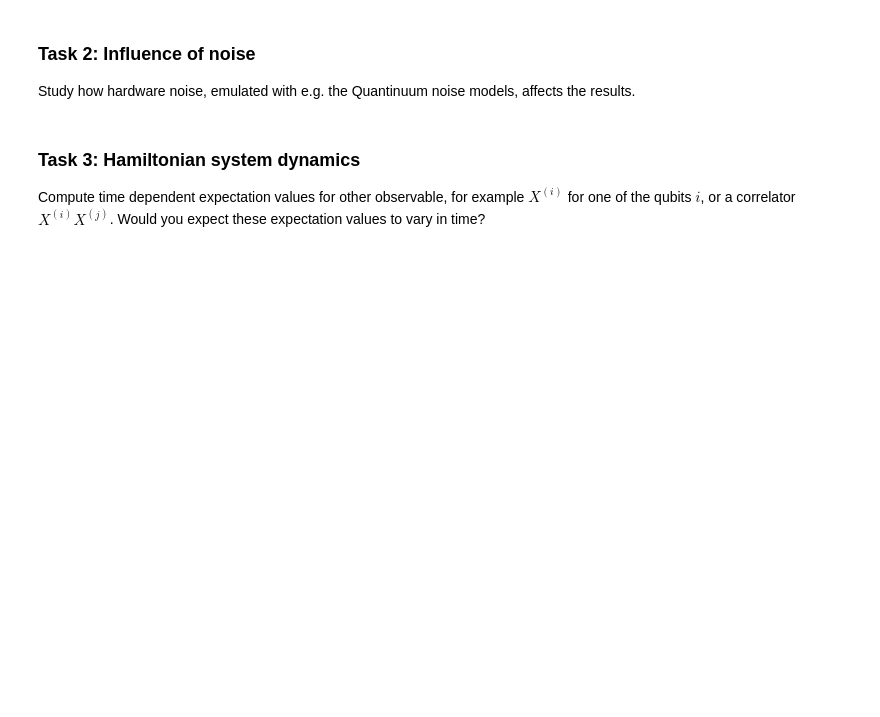
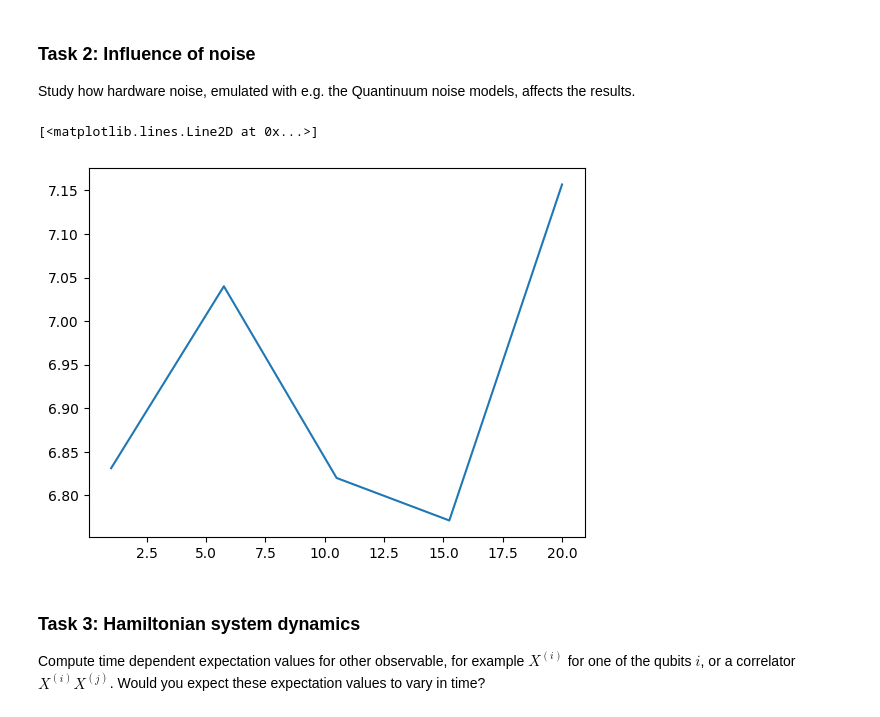
Before and after one commit to Rohan-T144/2025-Quantinuum, a Jupyter notebook: notebooks/hamiltonian_simulation.ipynb, the cells around one changed output. Drawn from its saved outputs; the diff is of its cells as text; code cells hidden in the pictures; blank space fills up the shorter version.

```diff
--- a/notebooks/hamiltonian_simulation.ipynb
+++ b/notebooks/hamiltonian_simulation.ipynb
@@ -414,6 +414,24 @@ plt.plot(times, e_exp)
 ### Task 2: Influence of noise
 
 Study how hardware noise, emulated with e.g. the Quantinuum noise models, affects the results.
+# %%
+from pytket.extensions.quantinuum import QuantinuumBackend
+h1_backend = QuantinuumBackend('H1-Emulator')
+# %%
+# circs = []
+e_exp2 = []
+for circ in circs:
+    # time_evolution_circ = gen_time_evolution(n_qubits, t, t / trotter_step_size)
+    # time_evolution_circ_compiled = aer_sim.get_compiled_circuit(time_evolution_circ, optimisation_level = 2)
+    # print(f'{t}: Compiled: {time_evolution_circ_compiled.n_2qb_gates()}, Uncompiled: {time_evolution_circ.n_2qb_gates()}')
+    # # print(f'{t}: {time_evolution_circ.n_2qb_gates()}')
+    # circs.append(time_evolution_circ_compiled)
+    e_exp2.append(get_operator_expectation_value(circ, xxz_ham, h1_backend, n_shots=n_shots).real)
+
+plt.plot(times, e_exp2)
+# %% [output]
+[<matplotlib.lines.Line2D at 0x...>]
+[figure, added]
 # %% [markdown]
 ### Task 3: Hamiltonian system dynamics
 
```
Also changed, not shown: parts of 4 cells of this notebook, 1 other file.
